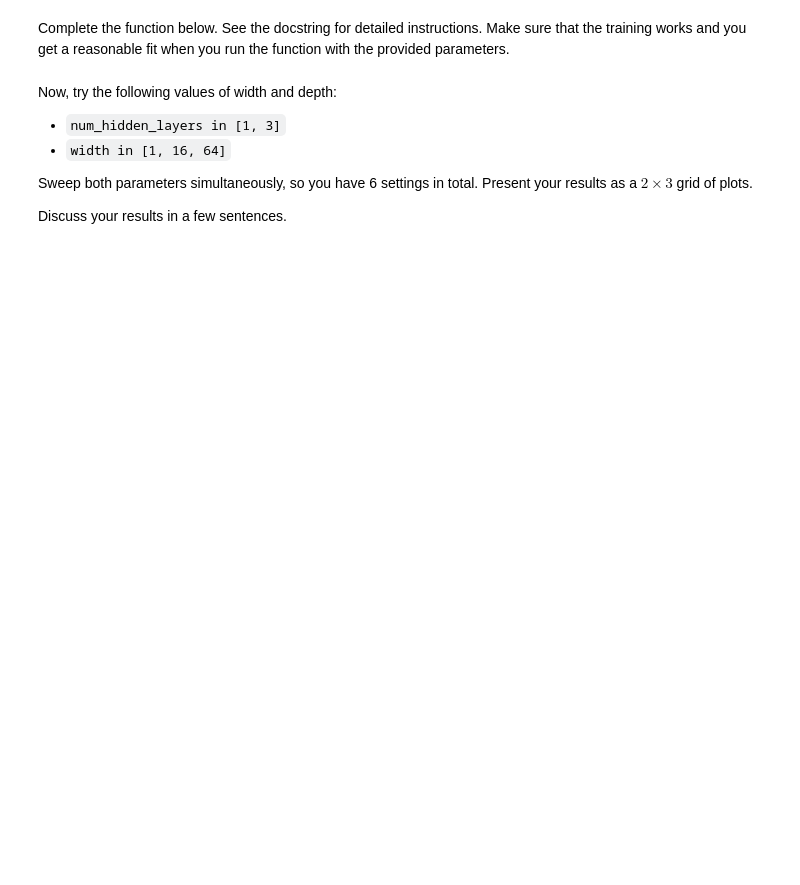
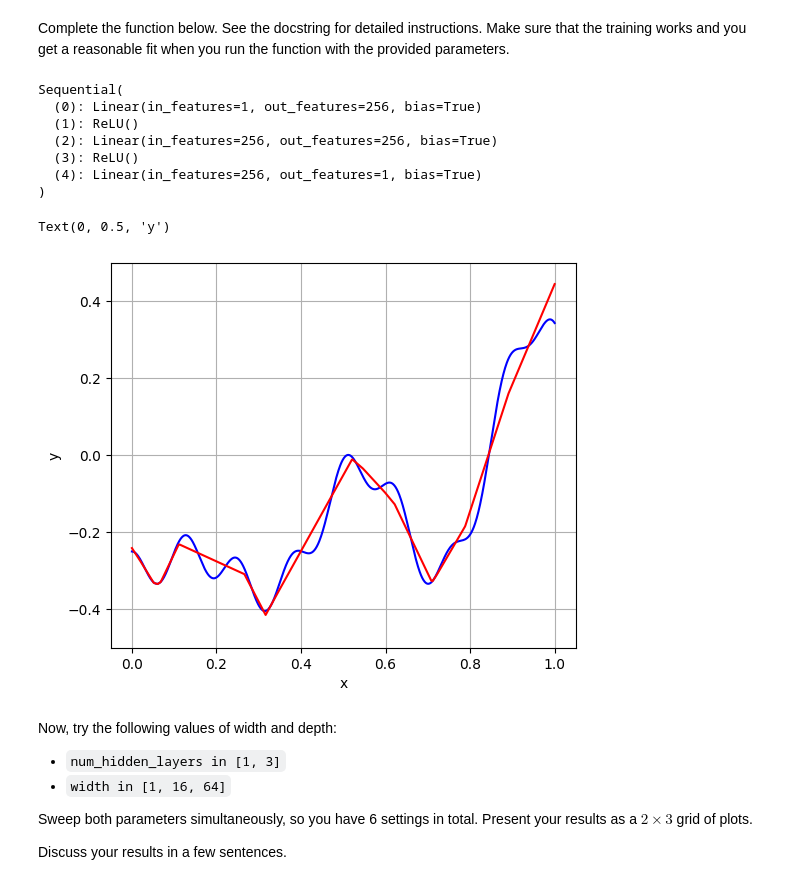
Before and after one commit to NeelGaji/CS-GY-6923-Machine-Learning, a Jupyter notebook: lab4_mlp.ipynb, the cells around one changed output. Drawn from its saved outputs; the diff is of its cells as text; code cells hidden in the pictures; blank space fills up the shorter version.

```diff
--- a/lab4_mlp.ipynb
+++ b/lab4_mlp.ipynb
@@ -90,37 +93,67 @@ def train_model(
         Model predictions on the input data x, detached from the computation graph.
         Shape: (n_samples,). Useful for immediate visualization or evaluation.
 
     Training Details
     ----------------
     - Optimizer: Adam
     - Loss function: Mean Squared Error (MSE)
 
   """
-  model = ...
+  layers = []
+
+  layers.append(nn.Linear(1, width))
+  layers.append(activation())
+
+  for _ in range(num_hidden_layers):
+      layers.append(nn.Linear(width, width))
+      layers.append(activation())
+
+  layers.append(nn.Linear(width, 1))
+
+  model = nn.Sequential(*layers)
   print(model)
 
   model.train()
-  optimizer = ...
+  optimizer = optim.Adam(model.parameters(), lr=lr)
+  criterion = nn.MSELoss()
+
+  if y.dim() == 1:
+      y = y[:, None]
 
   for epoch in range(epochs):
-      ...
+      optimizer.zero_grad()
+      outputs = model(x)
+      loss = criterion(outputs, y)
+      loss.backward()
+      optimizer.step()
 
   model.eval()
-  final_pred = ...
+  with torch.no_grad():
+      final_pred = model(x).squeeze()
   return model, final_pred
 
 
 _, y_pred = train_model(x[:, None], fs, width=256, num_hidden_layers=1)
 
 
 _, ax = plt.subplots(1, 1, figsize=(6, 5))
 
 ax.plot(x, fs, "-b")
 ax.plot(x, y_pred, "-r")
 ax.grid()
 ax.set_ylim([-0.5, 0.5])
 ax.set_xlabel("x")
 ax.set_ylabel("y")
+# %% [output]
+Sequential(
+  (0): Linear(in_features=1, out_features=256, bias=True)
+  (1): ReLU()
+  (2): Linear(in_features=256, out_features=256, bias=True)
+  (3): ReLU()
+  (4): Linear(in_features=256, out_features=1, bias=True)
+)
+Text(0, 0.5, 'y')
+[figure, added]
 # %% [markdown]
 Now, try the following values of width and depth:
 - `num_hidden_layers in [1, 3]`
```
Also changed, not shown: parts of 5 cells of this notebook.
